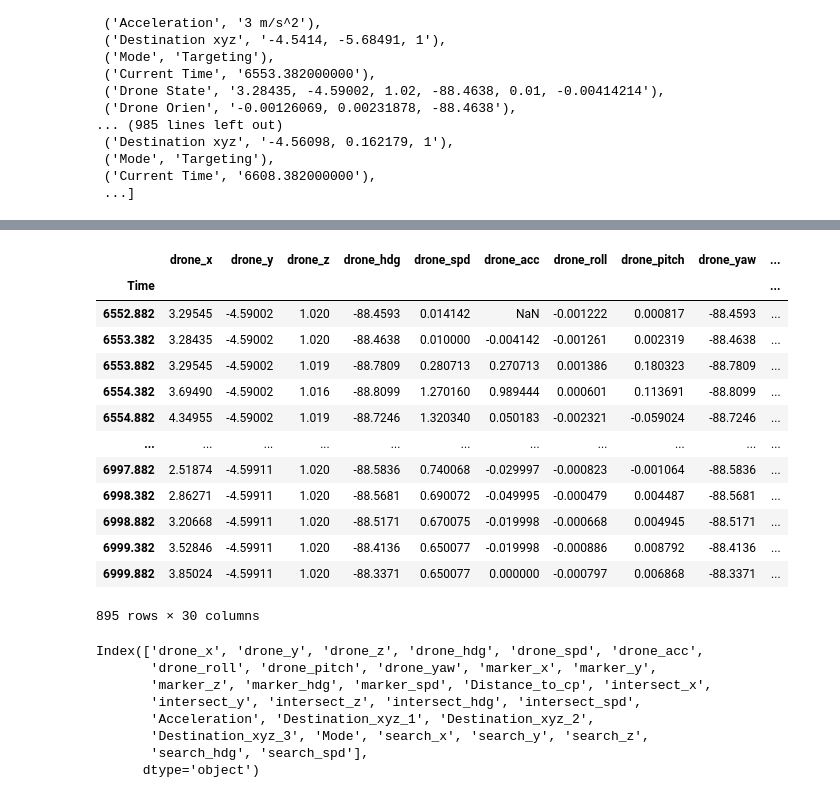
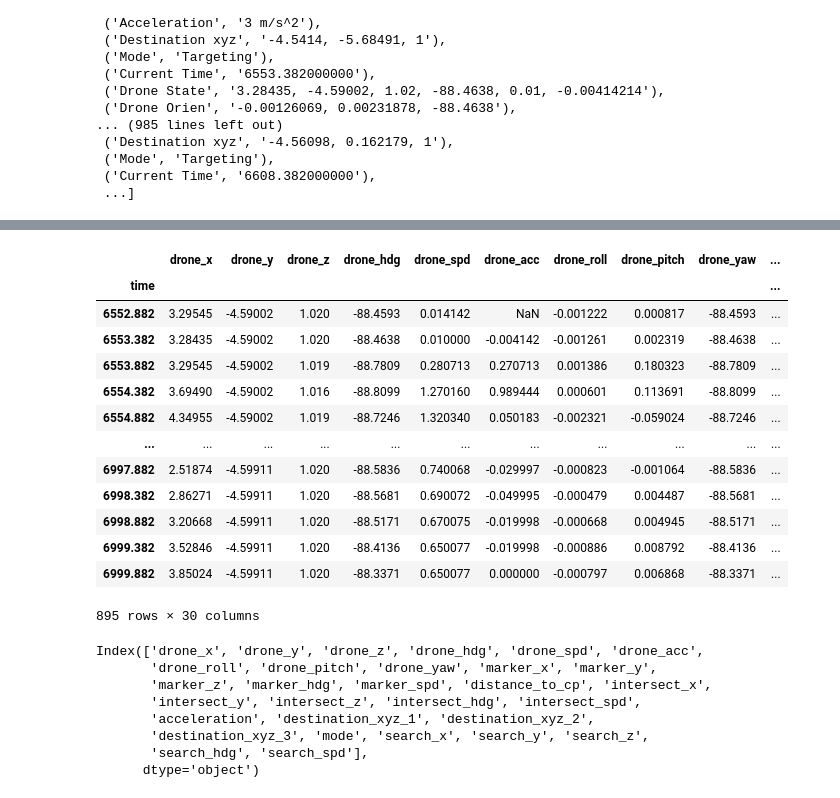
Before and after one commit to qphan02/RTX-Competition-UAV-data-analysis, a Jupyter notebook: flight_analysis.ipynb, the cells around one changed output, grey strips where cells are left out. Cells and saved outputs as stored; diff of their text form; code cells hidden in the pictures.

```diff
--- a/flight_analysis.ipynb
+++ b/flight_analysis.ipynb
@@ -103,8 +104,8 @@ pairs
 frames = [] # list of dictionaries
 
 for k,v in pairs:
-    k = k.strip().replace(' ', '_')
-    if k == 'Current_Time':
+    k = k.strip().replace(' ', '_').lower()
+    if k == 'current_time':
         frames.append({
             k:float(v)
         })
@@ -140,46 +141,46 @@ frames
 # %%
 data = pd.DataFrame(frames)
 data.rename(columns={
-    'Current_Time':'Time',
+    'current_time':'time',
 
     # Drone State
-    'Drone_State_1': 'drone_x',
-    'Drone_State_2': 'drone_y',
-    'Drone_State_3': 'drone_z',
-    'Drone_State_4': 'drone_hdg',
-    'Drone_State_5': 'drone_spd',
-    'Drone_State_6': 'drone_acc',
-    'Drone_Orien_1': 'drone_roll',
-    'Drone_Orien_1': 'drone_roll',
-    'Drone_Orien_2': 'drone_pitch',
-    'Drone_Orien_3': 'drone_yaw',
+    'drone_state_1': 'drone_x',
+    'drone_state_2': 'drone_y',
+    'drone_state_3': 'drone_z',
+    'drone_state_4': 'drone_hdg',
+    'drone_state_5': 'drone_spd',
+    'drone_state_6': 'drone_acc',
+    'drone_orien_1': 'drone_roll',
+    'drone_orien_1': 'drone_roll',
+    'drone_orien_2': 'drone_pitch',
+    'drone_orien_3': 'drone_yaw',
 
     # Marker State
-    'Marker_State_1': 'marker_x',
-    'Marker_State_2': 'marker_y',
-    'Marker_State_3': 'marker_z',
-    'Marker_State_4': 'marker_hdg',
-    'Marker_State_5': 'marker_spd',
+    'marker_state_1': 'marker_x',
+    'marker_state_2': 'marker_y',
+    'marker_state_3': 'marker_z',
+    'marker_state_4': 'marker_hdg',
+    'marker_state_5': 'marker_spd',
 
     # intersection State
-    'Intersect_State_1': 'intersect_x',
-    'Intersect_State_2': 'intersect_y',
-    'Intersect_State_3': 'intersect_z',
-    'Intersect_State_4': 'intersect_hdg',
-    'Intersect_State_5': 'intersect_spd',
+    'intersect_state_1': 'intersect_x',
+    'intersect_state_2': 'intersect_y',
+    'intersect_state_3': 'intersect_z',
+    'intersect_state_4': 'intersect_hdg',
+    'intersect_state_5': 'intersect_spd',
 
     # Search State
-    'Search_State_1': 'search_x',
-    'Search_State_2': 'search_y',
-    'Search_State_3': 'search_z',
-    'Search_State_4': 'search_hdg',
-    'Search_State_5': 'search_spd',
+    'search_state_1': 'search_x',
+    'search_state_2': 'search_y',
+    'search_state_3': 'search_z',
+    'search_state_4': 'search_hdg',
+    'search_state_5': 'search_spd',
 }, inplace=True)
-data.set_index('Time', inplace=True)
+data.set_index('time', inplace=True)
 data
 # %% [output]
 |  | drone_x | drone_y | drone_z | drone_hdg | drone_spd | drone_acc | drone_roll | drone_pitch | drone_yaw | ... |
-| Time |  |  |  |  |  |  |  |  |  | ... |
+| time |  |  |  |  |  |  |  |  |  | ... |
 | 6552.882 | 3.29545 | -4.59002 | 1.020 | -88.4593 | 0.014142 | NaN | -0.001222 | 0.000817 | -88.4593 | ... |
 | 6553.382 | 3.28435 | -4.59002 | 1.020 | -88.4638 | 0.010000 | -0.004142 | -0.001261 | 0.002319 | -88.4638 | ... |
 | 6553.882 | 3.29545 | -4.59002 | 1.019 | -88.7809 | 0.280713 | 0.270713 | 0.001386 | 0.180323 | -88.7809 | ... |
@@ -197,10 +198,10 @@ data.keys()
 # %% [output]
 Index(['drone_x', 'drone_y', 'drone_z', 'drone_hdg', 'drone_spd', 'drone_acc',
        'drone_roll', 'drone_pitch', 'drone_yaw', 'marker_x', 'marker_y',
-       'marker_z', 'marker_hdg', 'marker_spd', 'Distance_to_cp', 'intersect_x',
+       'marker_z', 'marker_hdg', 'marker_spd', 'distance_to_cp', 'intersect_x',
        'intersect_y', 'intersect_z', 'intersect_hdg', 'intersect_spd',
-       'Acceleration', 'Destination_xyz_1', 'Destination_xyz_2',
-       'Destination_xyz_3', 'Mode', 'search_x', 'search_y', 'search_z',
+       'acceleration', 'destination_xyz_1', 'destination_xyz_2',
+       'destination_xyz_3', 'mode', 'search_x', 'search_y', 'search_z',
        'search_hdg', 'search_spd'],
       dtype='object')
 # %%
```
Also changed, not shown: parts of 10 cells of this notebook.
